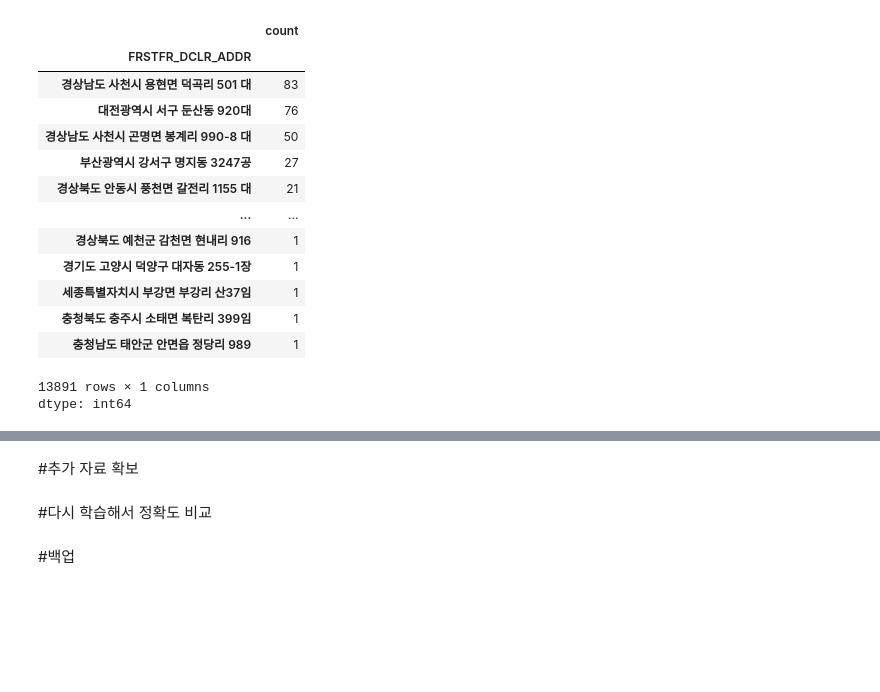
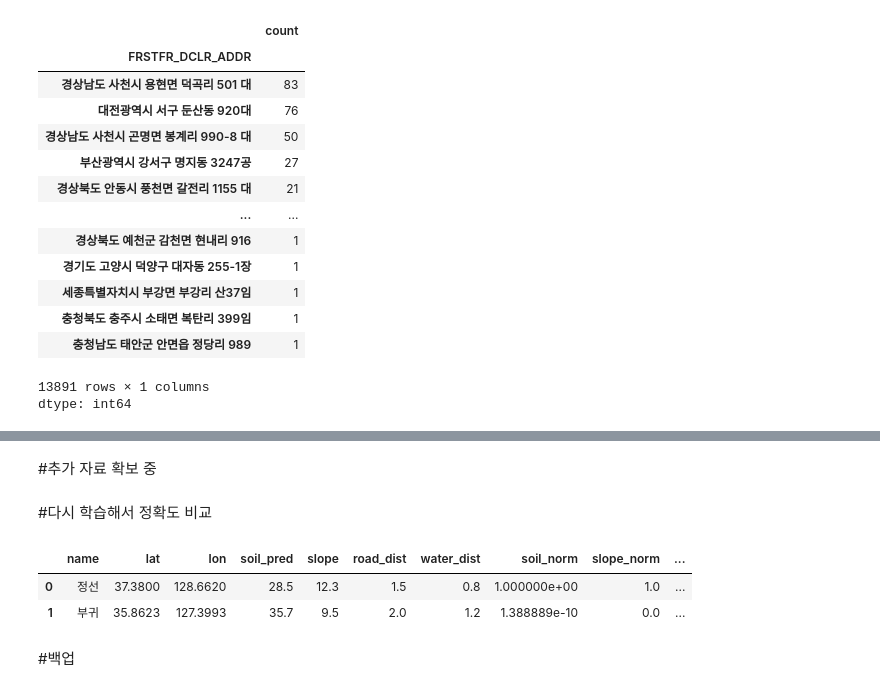
Before and after one commit to jwmun38/KSEF, a Jupyter notebook: KSEF_토양수분예측_모델_Final.ipynb, the cells around one changed output, grey strips where cells are left out. Cells and saved outputs as stored; diff of their text form; code cells hidden in the pictures; blank space fills up the shorter version.

```diff
--- a/KSEF_토양수분예측_모델_Final.ipynb
+++ b/KSEF_토양수분예측_모델_Final.ipynb
@@ -573,7 +651,13 @@ m.save('wri_complete_map_with_search.html')
 # %% [markdown]
-#추가 자료 확보
+#추가 자료 확보 중
 # %% [markdown]
 #다시 학습해서 정확도 비교
+# %%
+df
+# %% [output]
+|  | name | lat | lon | soil_pred | slope | road_dist | water_dist | soil_norm | slope_norm | ... |
+| 0 | 정선 | 37.3800 | 128.6620 | 28.5 | 12.3 | 1.5 | 0.8 | 1.000000e+00 | 1.0 | ... |
+| 1 | 부귀 | 35.8623 | 127.3993 | 35.7 | 9.5 | 2.0 | 1.2 | 1.388889e-10 | 0.0 | ... |
 # %% [markdown]
 #백업
 # %% [markdown]
```
Also changed, not shown: parts of 5 cells of this notebook, 1 other file.
